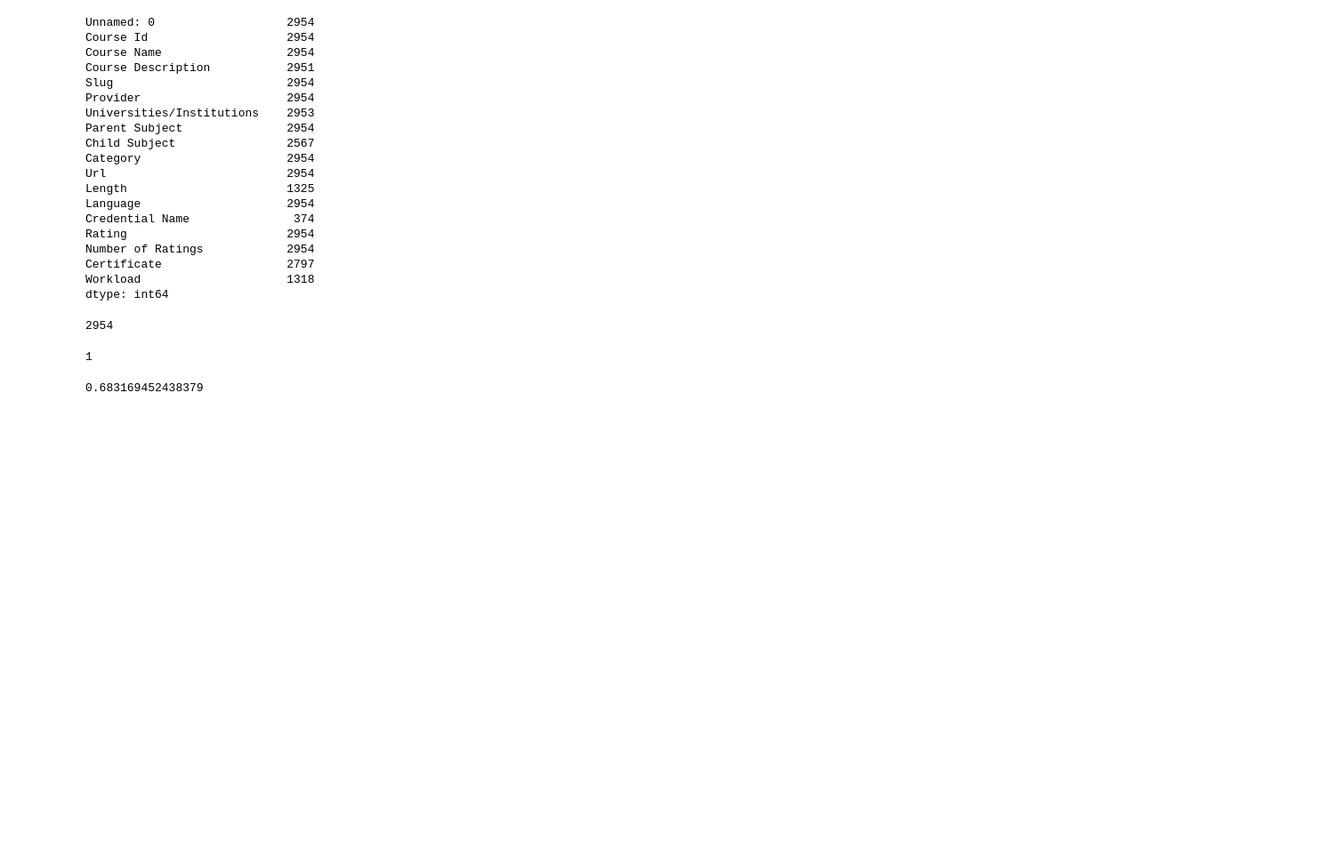
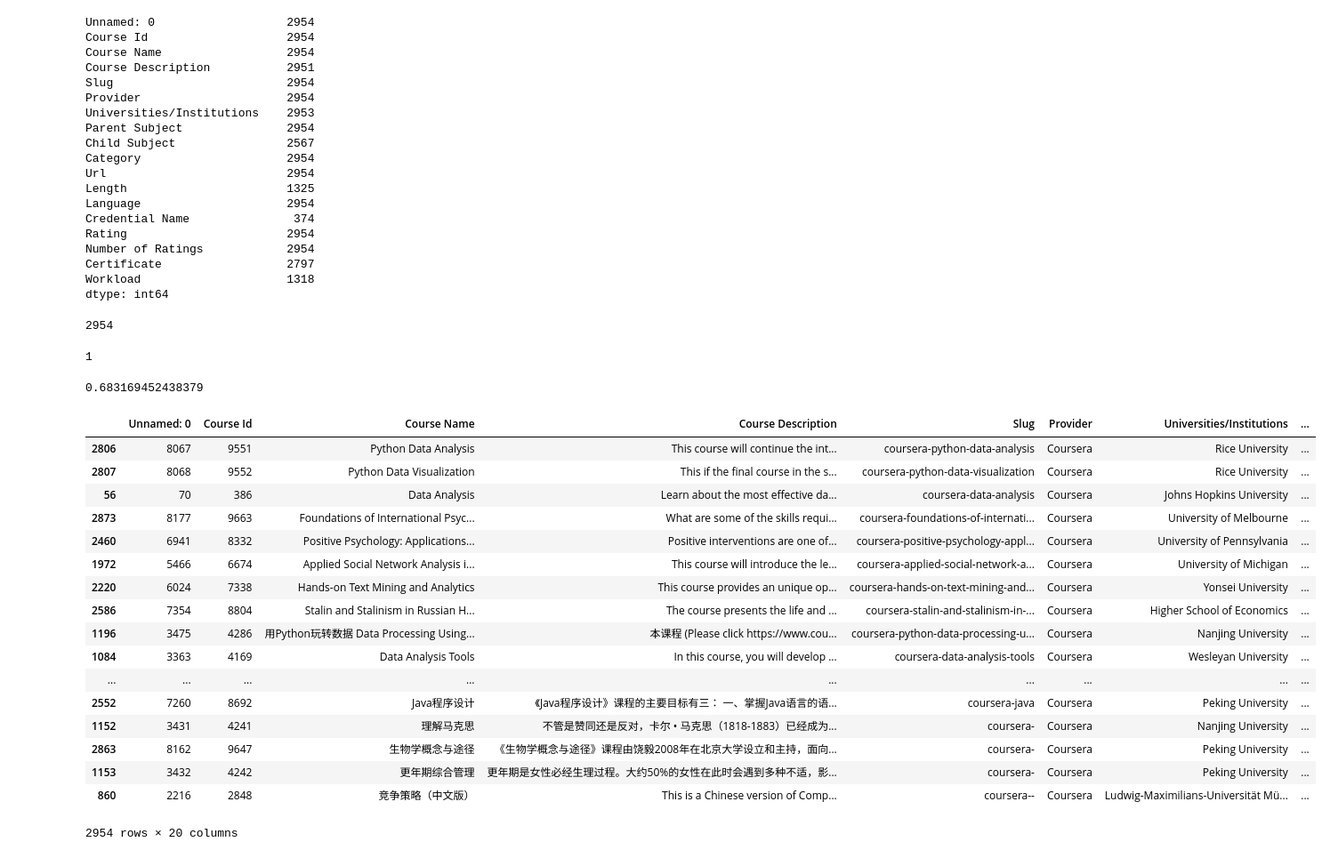
Before and after one commit to iamdv/mooc-recommender, a Jupyter notebook: Notebooks/Exploratory Data Analysis.ipynb, the cells around one changed output. Shown: that part at 89% size. Drawn from its saved outputs; the diff is of its cells as text; code cells hidden in the pictures; blank space fills up the shorter version.

Commit message:
Checkpoint on Jupyter notebook. Results are better but not 100% yet

```diff
--- a/Notebooks/Exploratory Data Analysis.ipynb
+++ b/Notebooks/Exploratory Data Analysis.ipynb
@@ -16,6 +16,8 @@ True
 # %%
 df_courses = pd.read_csv("../Data/main_coursera.csv")
 
+df_temp_results = pd.read_csv("../Data/temp_output.csv")
+
 # Loading courses data from the CSV file
 # %%
 print(df_courses.shape,"\n")
@@ -158,3 +162,32 @@ def cosine_sim(text1, text2):
 cosine_sim('data science','Investigate the flexibility and power of project-oriented computational analysis, and enhance communication of information by creating visual representations of scientific data.')
 # %% [output]
 0.683169452438379
+# %%
+df_temp_results = df_temp_results.sort_values(by = 'CategoryCS', ascending = False)
+
+df_temp_results.nlargest(int(len(df_temp_results) * 0.05), 'CategoryCS')
+
+df_cosine_merged = df_courses.merge(df_temp_results, on='Course Id', how='inner')
+
+df_cosine_merged = df_cosine_merged.sort_values(by = 'CategoryCS', ascending = False)
+
+df_cosine_merged
+# %% [output]
+|  | Unnamed: 0 | Course Id | Course Name | Course Description | Slug | Provider | Universities/Institutions | ... |
+| 2806 | 8067 | 9551 | Python Data Analysis | This course will continue the int... | coursera-python-data-analysis | Coursera | Rice University | ... |
+| 2807 | 8068 | 9552 | Python Data Visualization | This if the final course in the s... | coursera-python-data-visualization | Coursera | Rice University | ... |
+| 56 | 70 | 386 | Data Analysis | Learn about the most effective da... | coursera-data-analysis | Coursera | Johns Hopkins University | ... |
+| 2873 | 8177 | 9663 | Foundations of International Psyc... | What are some of the skills requi... | coursera-foundations-of-internati... | Coursera | University of Melbourne | ... |
+| 2460 | 6941 | 8332 | Positive Psychology: Applications... | Positive interventions are one of... | coursera-positive-psychology-appl... | Coursera | University of Pennsylvania | ... |
+| 1972 | 5466 | 6674 | Applied Social Network Analysis i... | This course will introduce the le... | coursera-applied-social-network-a... | Coursera | University of Michigan | ... |
+| 2220 | 6024 | 7338 | Hands-on Text Mining and Analytics | This course provides an unique op... | coursera-hands-on-text-mining-and... | Coursera | Yonsei University | ... |
+| 2586 | 7354 | 8804 | Stalin and Stalinism in Russian H... | The course presents the life and ... | coursera-stalin-and-stalinism-in-... | Coursera | Higher School of Economics | ... |
+| 1196 | 3475 | 4286 | 用Python玩转数据 Data Processing Using... | 本课程 (Please click https://www.cou... | coursera-python-data-processing-u... | Coursera | Nanjing University | ... |
+| 1084 | 3363 | 4169 | Data Analysis Tools | In this course, you will develop ... | coursera-data-analysis-tools | Coursera | Wesleyan University | ... |
+| ... | ... | ... | ... | ... | ... | ... | ... | ... |
+| 2552 | 7260 | 8692 | Java程序设计 | 《Java程序设计》课程的主要目标有三： 一、掌握Java语言的语... | coursera-java | Coursera | Peking University | ... |
+| 1152 | 3431 | 4241 | 理解马克思 | 不管是赞同还是反对，卡尔 • 马克思（1818-1883）已经成为... | coursera- | Coursera | Nanjing University | ... |
+| 2863 | 8162 | 9647 | 生物学概念与途径 | 《生物学概念与途径》课程由饶毅2008年在北京大学设立和主持，面向... | coursera- | Coursera | Peking University | ... |
+| 1153 | 3432 | 4242 | 更年期综合管理 | 更年期是女性必经生理过程。大约50%的女性在此时会遇到多种不适，影... | coursera- | Coursera | Peking University | ... |
+| 860 | 2216 | 2848 | 竞争策略（中文版） | This is a Chinese version of Comp... | coursera-- | Coursera | Ludwig-Maximilians-Universität Mü... | ... |
+2954 rows × 20 columns
```
Also changed, not shown: parts of 2 cells of this notebook, 1 other file.
